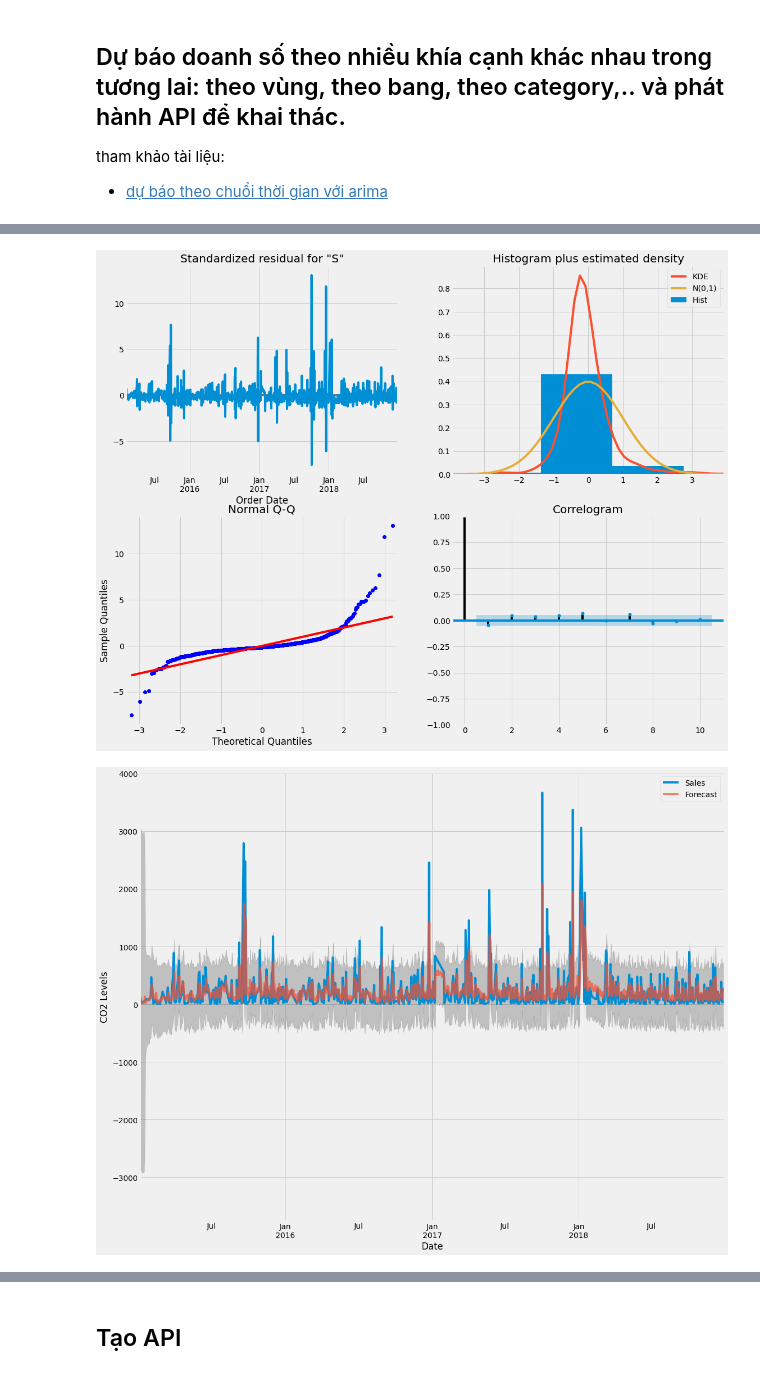
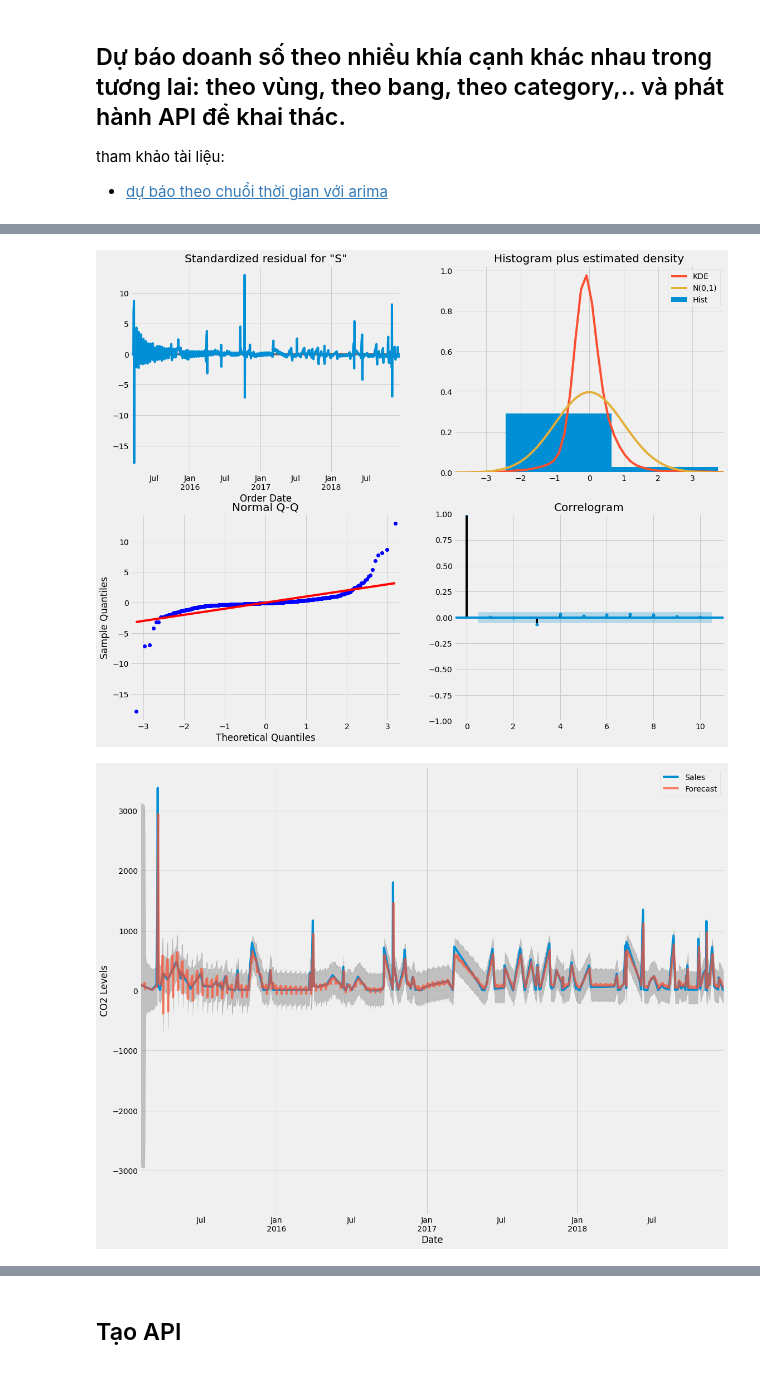
Before and after one commit to nguyenvudev20/mse22.python4engineer, a Jupyter notebook: Bai_Assignment.ipynb, the cells around one changed output, grey strips where cells are left out. Cells and saved outputs as stored; diff of their text form; code cells hidden in the pictures.

```diff
--- a/Bai_Assignment.ipynb
+++ b/Bai_Assignment.ipynb
@@ -437,16 +437,16 @@ import statsmodels.api as sm
 from sklearn.metrics import mean_squared_error
 from math import sqrt
 # lọc dữ liệu cần xử lý từ dữ liệu gốc dataf
-kieu_ngay=7 # số ngày muốn dự báo
-kieu_key='Region' # loại giữ liệu muốn lọc : Region,State,Category
-kieu_val='Central' # giá trị muốn lọc: Region=Central, State=Florida, Category=Furniture
+kieu_ngay=5 # số ngày muốn dự báo
+kieu_key='State' # loại giữ liệu muốn lọc : Region,State,Category
+kieu_val='Florida' # giá trị muốn lọc: Region=Central, State=Florida, Category=Furniture
 
 df_tmp=dataf
 df_ts=df_tmp.loc[df_tmp[kieu_key] == kieu_val]
 #df_ts
 # thực hiện sắp xếp dữ liệu theo Order Date
 df_ts.sort_values(by=['Order Date'], inplace=True, ascending=True)
-#df_ts.set_index("Order Date", inplace = True)
+df_ts.set_index("Order Date", inplace = True)
 df_ts
 # %% [output]
 |  | Row ID | Order ID | Ship Date | Ship Mode | Customer ID | Customer Name | Segment | Country | City | ... |
@@ -523,0 +524,4 @@ new_data
+# %%
+# lấy ngày đầu tiên trong danh sách
+day_first_indf=str(new_data.first_valid_index())
+day_first_indf
@@ -534,23 +540,23 @@ results = mod.fit()
 results.plot_diagnostics(figsize=(17, 14))
 plt.show()
 # %% [output]
-[figure, old version]
+[figure, new version]
 # %%
 #Xác thự dự báo với chuổi thời gian đã có ở trước
-pred = results.get_prediction(start=pd.to_datetime('2015-01-03'), dynamic=False)
+pred = results.get_prediction(start=pd.to_datetime(day_first_indf), dynamic=False)
 pred_val = pred.conf_int()
 
 ax = new_data['2015':].plot(figsize=(17, 14),label='observed')
 pred.predicted_mean.plot(ax=ax, label='Forecast', alpha=.7)
 ax.fill_between(pred_val.index,
                 pred_val.iloc[:, 0],
                 pred_val.iloc[:, 1], color='k', alpha=.2)
 ax.set_xlabel('Date')
 ax.set_ylabel('CO2 Levels')
 plt.legend()
 plt.show()
 # %% [output]
-[figure, old version]
+[figure, new version]
 # %%
 # đánh giá model
 y_forecasted = pred.predicted_mean
```
Also changed, not shown: parts of 8 cells of this notebook.
